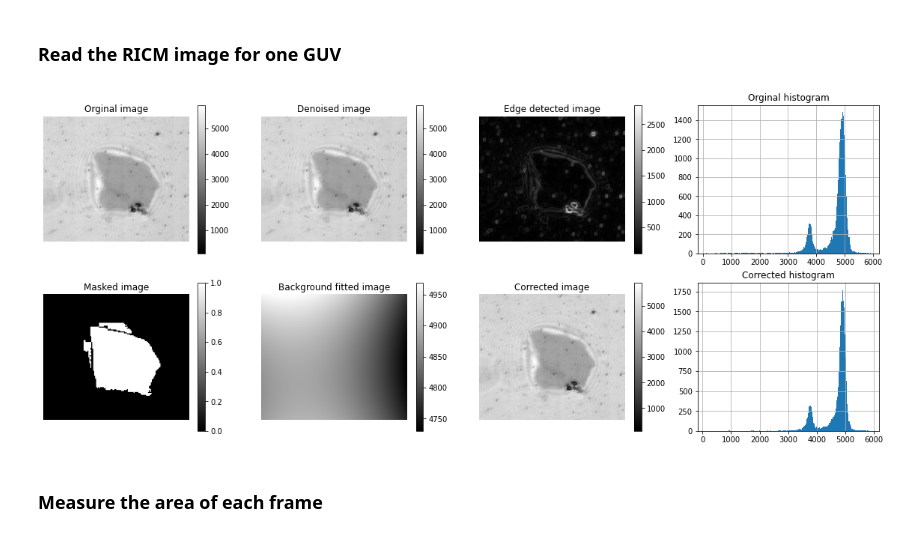
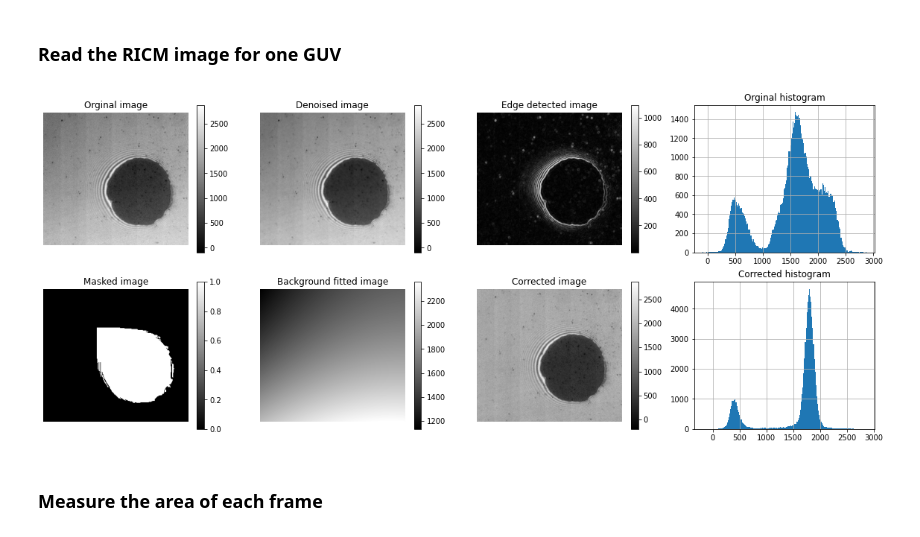
Before and after one commit to ahmed344/RICM-vesicles2, a Jupyter notebook: Area_curves.ipynb, the cells around one changed output. Drawn from its saved outputs; the diff is of its cells as text; code cells hidden in the pictures.

```diff
--- a/Area_curves.ipynb
+++ b/Area_curves.ipynb
@@ -21,21 +20,21 @@ first_frame = 700                                     # Staring fram
 ### Read the RICM image for one GUV
 # %%
 # Read the image
-movie_guv = io.imread(f"Data/{EXPERIMENT}/data/{DATA}-{GUV}.tif")[first_frame:]
+movie_guv = io.imread(f"Data/{EXPERIMENT}/data/{DATA}-{GUV}.tif")
 
 # Subtract the base line
 movie_guv = movie_guv - movie_guv[-100:-1].mean(axis = 0).min()
 
 # Take the average
-movie_guv_avg = movie_guv[-1350:-1300].mean(axis = 0)
+movie_guv_avg = movie_guv[-20:-1].mean(axis = 0)
 
 # Define the RICM class with certain n_inner
 ricm = RICM(movie_guv_avg, n_inner = 1.344, hole = 2)
 
 # Display the way to the RICM height mapping step by step
 ricm.show_summary()
 # %% [output]
-[figure, old version]
+[figure, new version]
 # %% [markdown]
 ### Measure the area of each frame
 # %%
```
Also changed, not shown: parts of 3 cells of this notebook, 1 other file.
